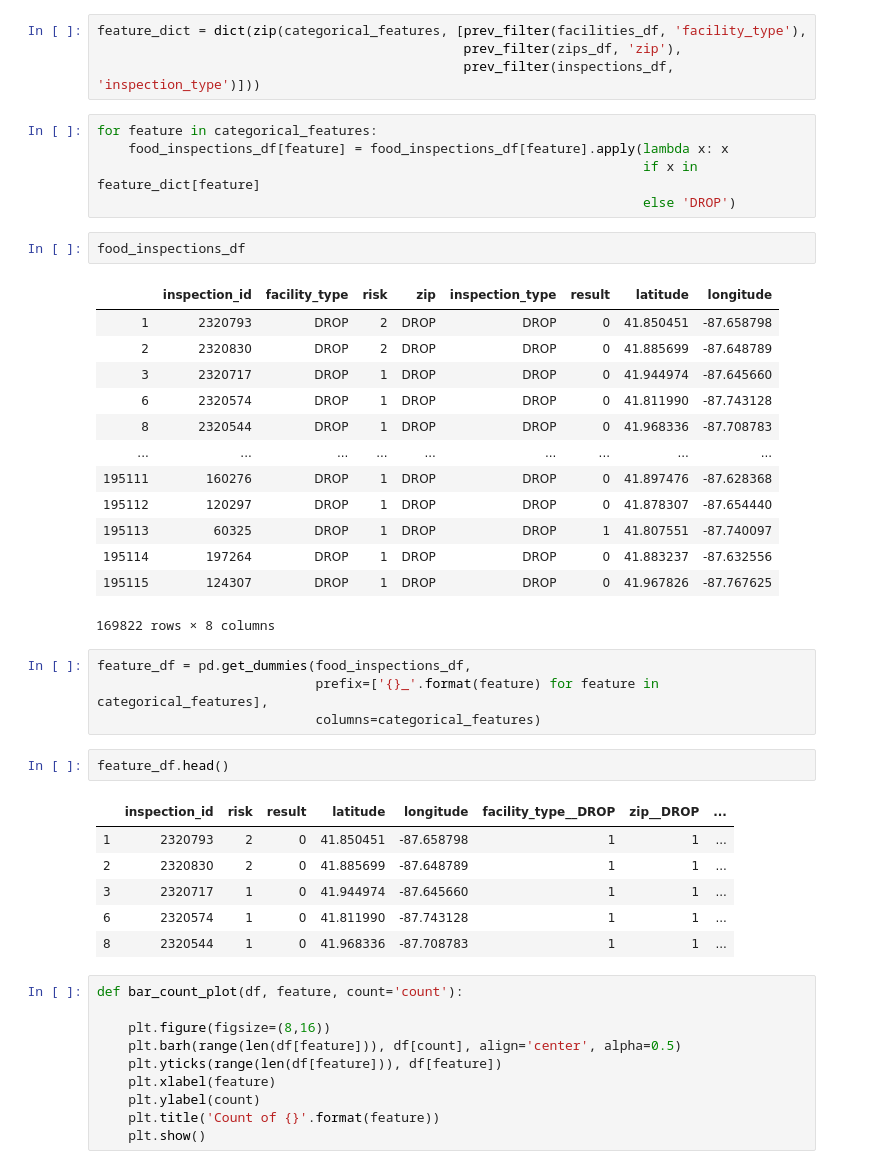
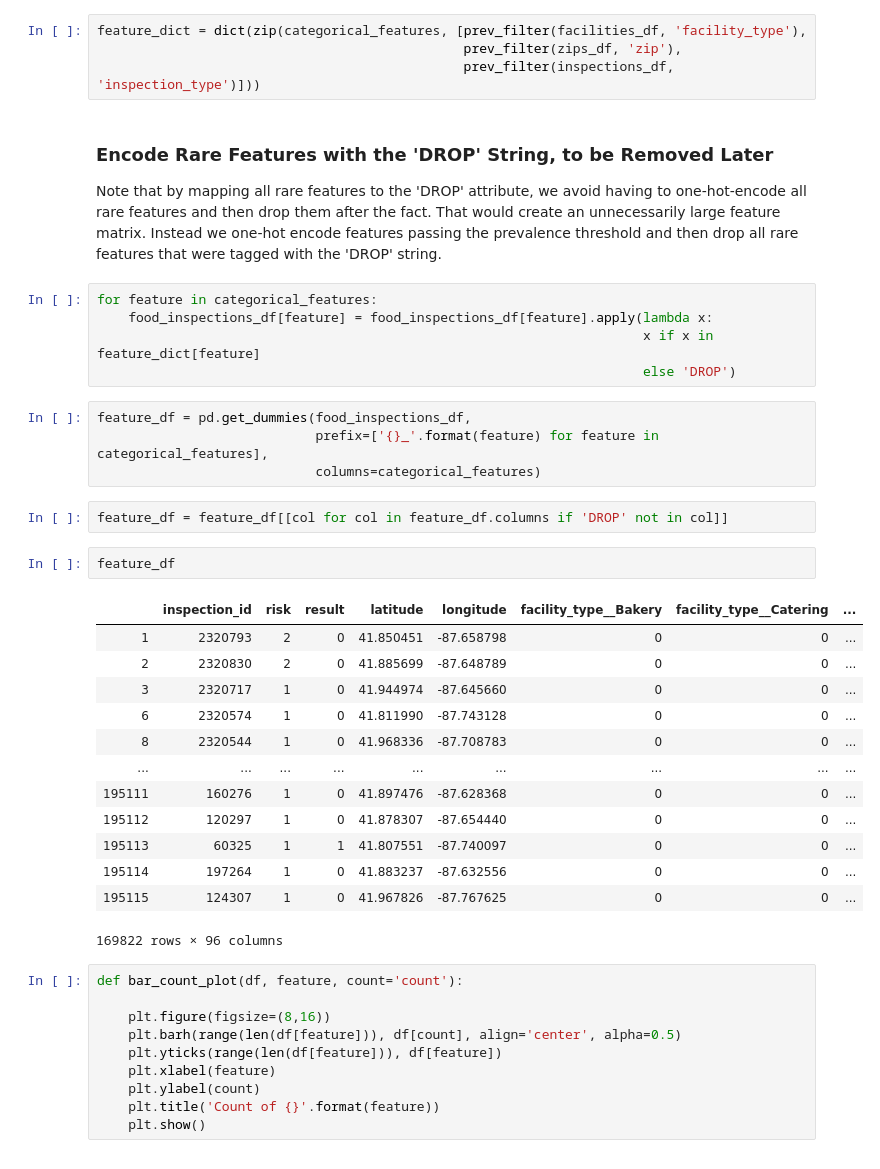
Before and after one commit to jstremme/DATA512-Research, a Jupyter notebook: final_project/chicago_food_inspections.ipynb, the cells around one changed output. Cells and saved outputs as stored; diff of their text form.

```diff
--- a/final_project/chicago_food_inspections.ipynb
+++ b/final_project/chicago_food_inspections.ipynb
@@ -290,40 +319,36 @@ categorical_features = ['facility_type', 'zip', 'inspection_type']
 feature_dict = dict(zip(categorical_features, [prev_filter(facilities_df, 'facility_type'),
                                                prev_filter(zips_df, 'zip'),
                                                prev_filter(inspections_df, 'inspection_type')]))
+# %% [markdown]
+### Encode Rare Features with the 'DROP' String, to be Removed Later
+Note that by mapping all rare features to the 'DROP' attribute, we avoid having to one-hot-encode all rare features and then drop them after the fact.  That would create an unnecessarily large feature matrix.  Instead we one-hot encode features passing the prevalence threshold and then drop all rare features that were tagged with the 'DROP' string.
 # %%
 for feature in categorical_features:
-    food_inspections_df[feature] = food_inspections_df[feature].apply(lambda x: x
-                                                                      if x in feature_dict[feature]
+    food_inspections_df[feature] = food_inspections_df[feature].apply(lambda x:
+                                                                      x if x in feature_dict[feature]
                                                                       else 'DROP')
-# %%
-food_inspections_df
-# %% [output]
-|  | inspection_id | facility_type | risk | zip | inspection_type | result | latitude | longitude |
-| 1 | 2320793 | DROP | 2 | DROP | DROP | 0 | 41.850451 | -87.658798 |
-| 2 | 2320830 | DROP | 2 | DROP | DROP | 0 | 41.885699 | -87.648789 |
-| 3 | 2320717 | DROP | 1 | DROP | DROP | 0 | 41.944974 | -87.645660 |
-| 6 | 2320574 | DROP | 1 | DROP | DROP | 0 | 41.811990 | -87.743128 |
-| 8 | 2320544 | DROP | 1 | DROP | DROP | 0 | 41.968336 | -87.708783 |
-| ... | ... | ... | ... | ... | ... | ... | ... | ... |
-| 195111 | 160276 | DROP | 1 | DROP | DROP | 0 | 41.897476 | -87.628368 |
-| 195112 | 120297 | DROP | 1 | DROP | DROP | 0 | 41.878307 | -87.654440 |
-| 195113 | 60325 | DROP | 1 | DROP | DROP | 1 | 41.807551 | -87.740097 |
-| 195114 | 197264 | DROP | 1 | DROP | DROP | 0 | 41.883237 | -87.632556 |
-| 195115 | 124307 | DROP | 1 | DROP | DROP | 0 | 41.967826 | -87.767625 |
-169822 rows × 8 columns
 # %%
 feature_df = pd.get_dummies(food_inspections_df,
                             prefix=['{}_'.format(feature) for feature in categorical_features],
                             columns=categorical_features)
+# %%
+feature_df = feature_df[[col for col in feature_df.columns if 'DROP' not in col]]
 # %%
-feature_df.head()
+feature_df
 # %% [output]
-|  | inspection_id | risk | result | latitude | longitude | facility_type__DROP | zip__DROP | ... |
-| 1 | 2320793 | 2 | 0 | 41.850451 | -87.658798 | 1 | 1 | ... |
-| 2 | 2320830 | 2 | 0 | 41.885699 | -87.648789 | 1 | 1 | ... |
-| 3 | 2320717 | 1 | 0 | 41.944974 | -87.645660 | 1 | 1 | ... |
-| 6 | 2320574 | 1 | 0 | 41.811990 | -87.743128 | 1 | 1 | ... |
-| 8 | 2320544 | 1 | 0 | 41.968336 | -87.708783 | 1 | 1 | ... |
+|  | inspection_id | risk | result | latitude | longitude | facility_type__Bakery | facility_type__Catering | ... |
+| 1 | 2320793 | 2 | 0 | 41.850451 | -87.658798 | 0 | 0 | ... |
+| 2 | 2320830 | 2 | 0 | 41.885699 | -87.648789 | 0 | 0 | ... |
+| 3 | 2320717 | 1 | 0 | 41.944974 | -87.645660 | 0 | 0 | ... |
+| 6 | 2320574 | 1 | 0 | 41.811990 | -87.743128 | 0 | 0 | ... |
+| 8 | 2320544 | 1 | 0 | 41.968336 | -87.708783 | 0 | 0 | ... |
+| ... | ... | ... | ... | ... | ... | ... | ... | ... |
+| 195111 | 160276 | 1 | 0 | 41.897476 | -87.628368 | 0 | 0 | ... |
+| 195112 | 120297 | 1 | 0 | 41.878307 | -87.654440 | 0 | 0 | ... |
+| 195113 | 60325 | 1 | 1 | 41.807551 | -87.740097 | 0 | 0 | ... |
+| 195114 | 197264 | 1 | 0 | 41.883237 | -87.632556 | 0 | 0 | ... |
+| 195115 | 124307 | 1 | 0 | 41.967826 | -87.767625 | 0 | 0 | ... |
+169822 rows × 96 columns
 # %%
 def bar_count_plot(df, feature, count='count'):
 
```
Also changed, not shown: parts of 15 cells of this notebook.
